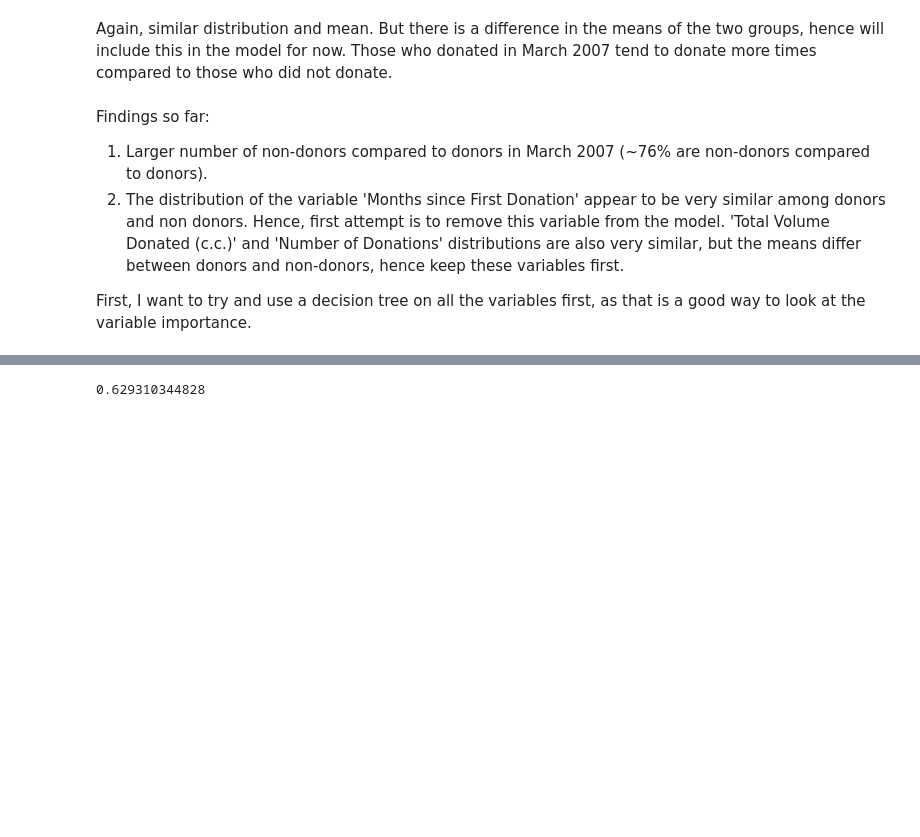
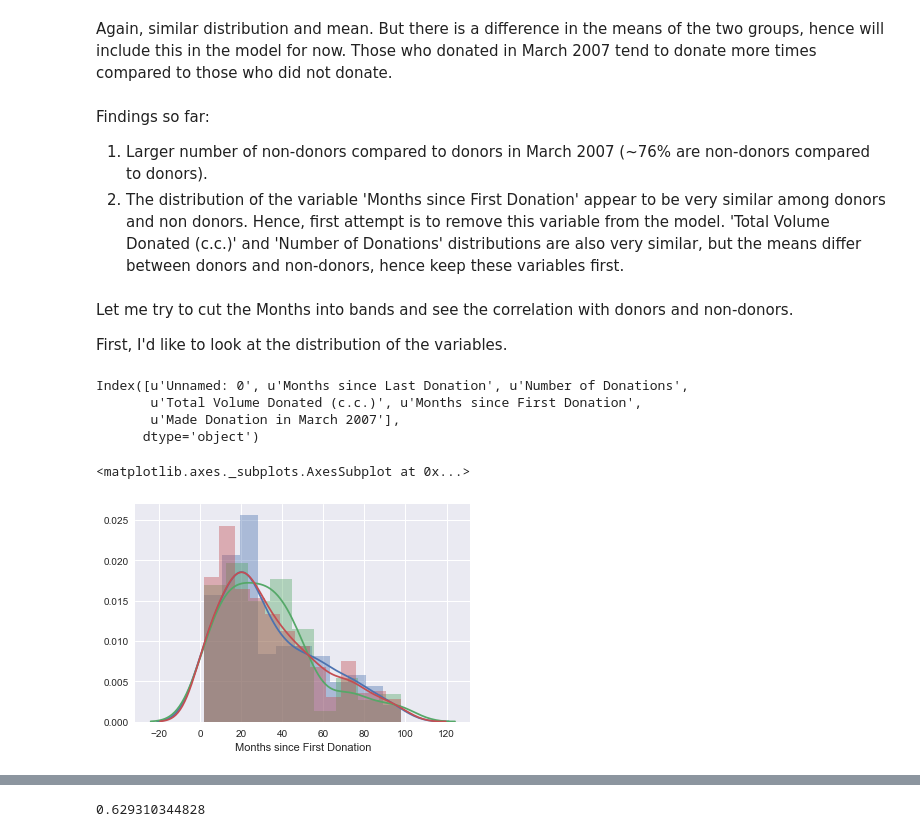
Before and after one commit to syuenloh/blooddonationdrivendata, a Jupyter notebook: Blood Donation attempt 2.ipynb, the cells around one changed output, grey strips where cells are left out. Drawn from its saved outputs; the diff is of its cells as text; code cells hidden in the pictures; blank space fills up the shorter version.

Commit message:
Included distributions of variables

```diff
--- a/Blood Donation attempt 2.ipynb
+++ b/Blood Donation attempt 2.ipynb
@@ -177,5 +177,22 @@ Again, similar distribution and mean. But there is a difference in the means of
 Findings so far:
 1. Larger number of non-donors compared to donors in March 2007 (~76% are non-donors compared to donors).
 2. The distribution of the variable 'Months since First Donation' appear to be very similar among donors and non donors. Hence, first attempt is to remove this variable from the model. 'Total Volume Donated (c.c.)' and 'Number of Donations' distributions are also very similar, but the means differ between donors and non-donors, hence keep these variables first.
-
-First, I want to try and use a decision tree on all the variables first, as that is a good way to look at the variable importance.
+# %% [markdown]
+Let me try to cut the Months into bands and see the correlation with donors and non-donors.
+
+First, I'd like to look at the distribution of the variables.
+# %%
+train.columns
+# %% [output]
+Index([u'Unnamed: 0', u'Months since Last Donation', u'Number of Donations',
+       u'Total Volume Donated (c.c.)', u'Months since First Donation',
+       u'Made Donation in March 2007'],
+      dtype='object')
+# %%
+#comapring distributions for donors vs non-donors, and overall
+sns.distplot(months_firstnotdonated)
+sns.distplot(months_firstdonated)
+sns.distplot(train['Months since First Donation'])
+# %% [output]
+<matplotlib.axes._subplots.AxesSubplot at 0x...>
+[figure, added]
```
Also changed, not shown: parts of 5 cells of this notebook.
